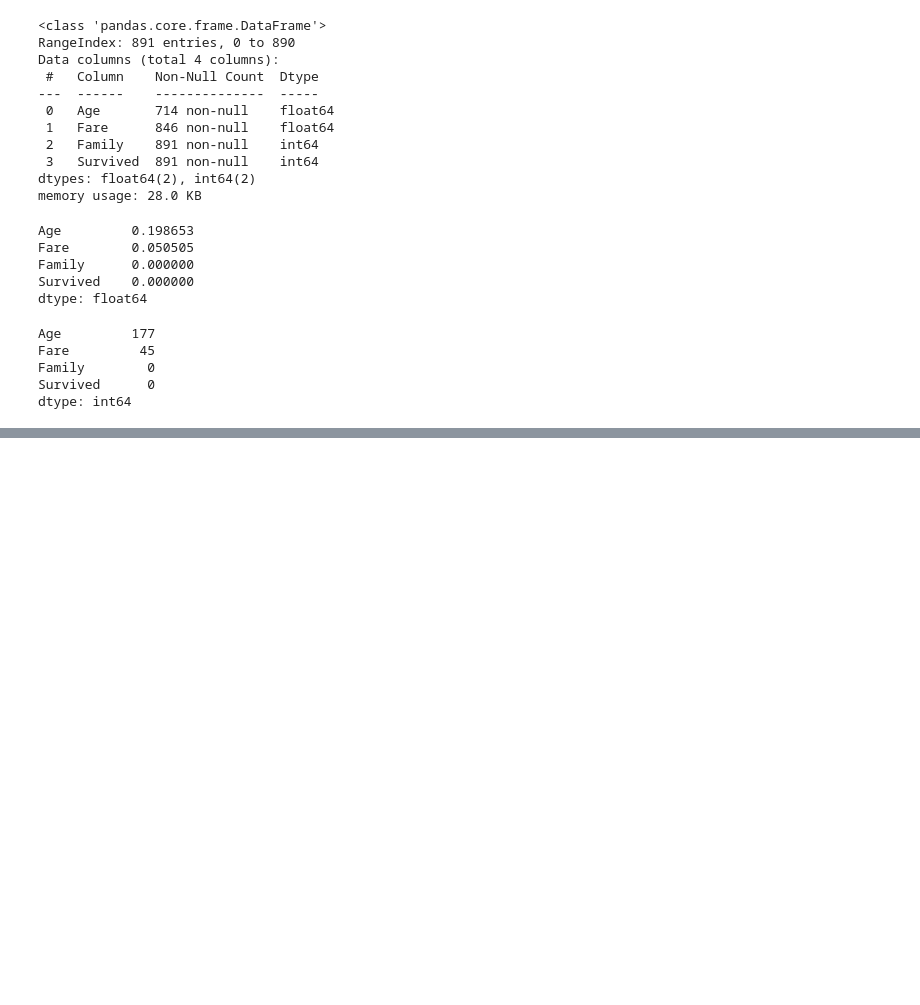
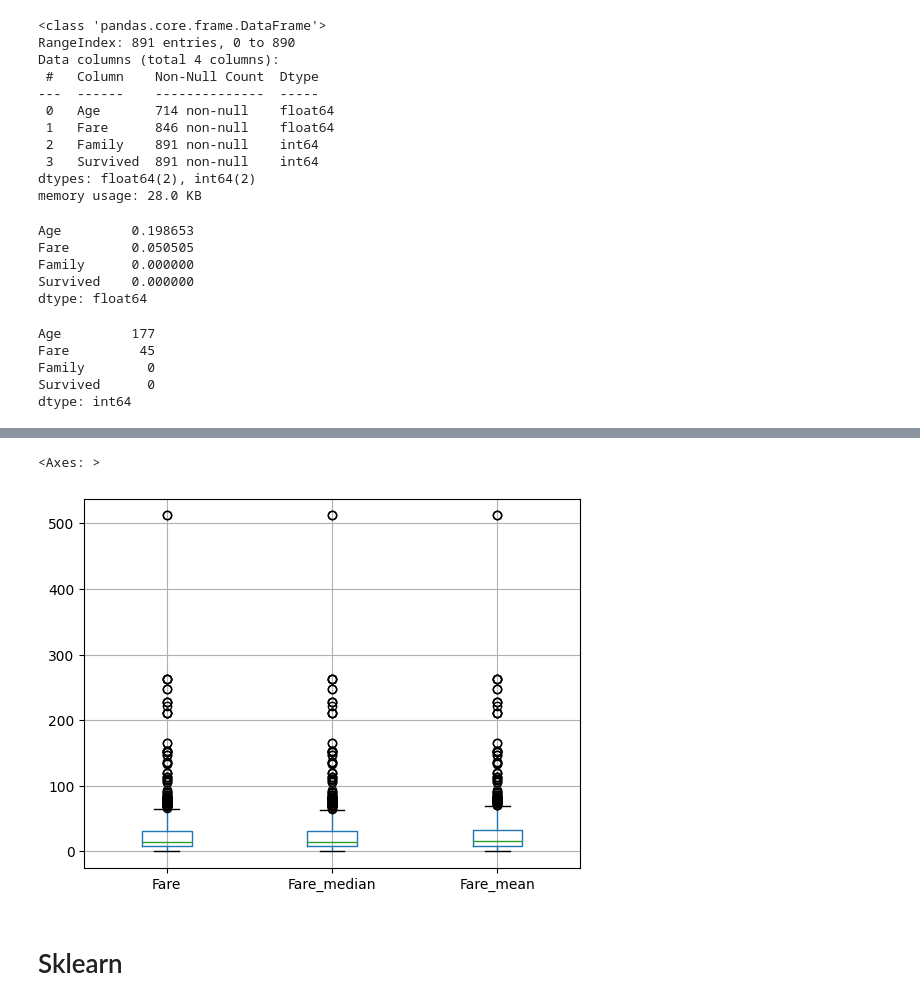
Before and after one commit to amitmishra-cs/100-Days_ML_DL, a Jupyter notebook: 30-hmwithuniveratdata/mean-median-imputation.ipynb, the cells around one changed output, grey strips where cells are left out. Drawn from its saved outputs; the diff is of its cells as text; code cells hidden in the pictures; blank space fills up the shorter version.

```diff
--- a/30-hmwithuniveratdata/mean-median-imputation.ipynb
+++ b/30-hmwithuniveratdata/mean-median-imputation.ipynb
@@ -52,0 +167,7 @@ y=df['Survived']
+# %%
+X_train[['Fare', 'Fare_median', 'Fare_mean']].boxplot()
+# %% [output]
+<Axes: >
+[figure, added]
+# %% [markdown]
+# Sklearn
```
Also changed, not shown: parts of 20 cells of this notebook.
